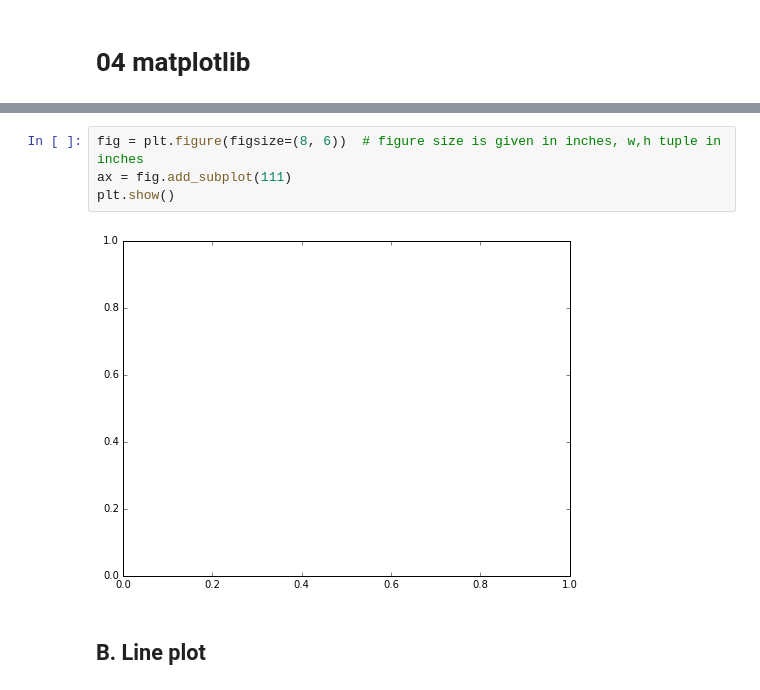
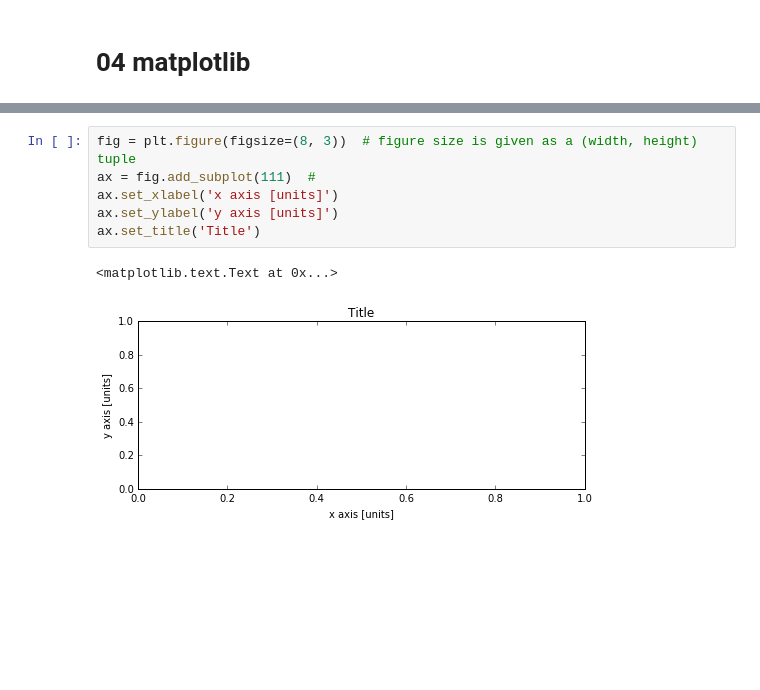
Before and after one commit to hetland/python4geosciences_OLD, a Jupyter notebook: materials/04 matplotlib.ipynb, the cells around one changed output, grey strips where cells are left out. Saved outputs shown, nothing was run; the diff lists cells and outputs as text; blank space fills up the shorter version.

Commit message:
more work on matplotlib materials

```diff
--- a/materials/04 matplotlib.ipynb
+++ b/materials/04 matplotlib.ipynb
@@ -27,8 +43,9 @@ Here is a good way to set up a general figure so that you can easily work with i
 # %%
-fig = plt.figure(figsize=(8, 6))  # figure size is given in inches, w,h tuple in inches
-ax = fig.add_subplot(111)
-plt.show()
+fig = plt.figure(figsize=(8, 3))  # figure size is given as a (width, height) tuple
+ax = fig.add_subplot(111)  #
+ax.set_xlabel('x axis [units]')
+ax.set_ylabel('y axis [units]')
+ax.set_title('Title')
 # %% [output]
+<matplotlib.text.Text at 0x...>
-[figure, old version]
+[figure, new version]
-# %% [markdown]
-## B. Line plot
```
Also changed, not shown: parts of 25 cells of this notebook.
